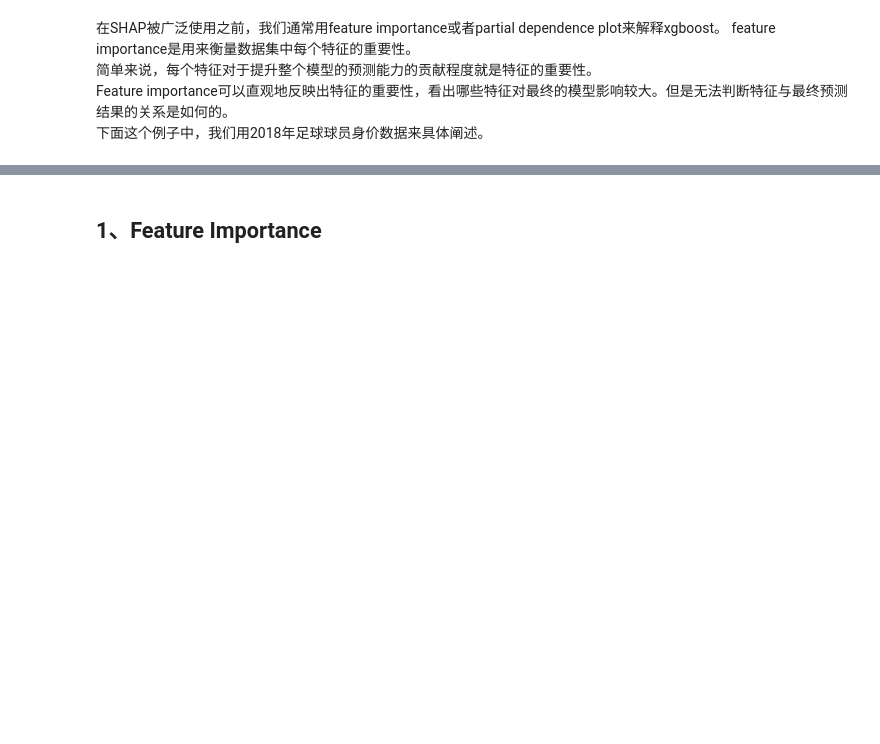
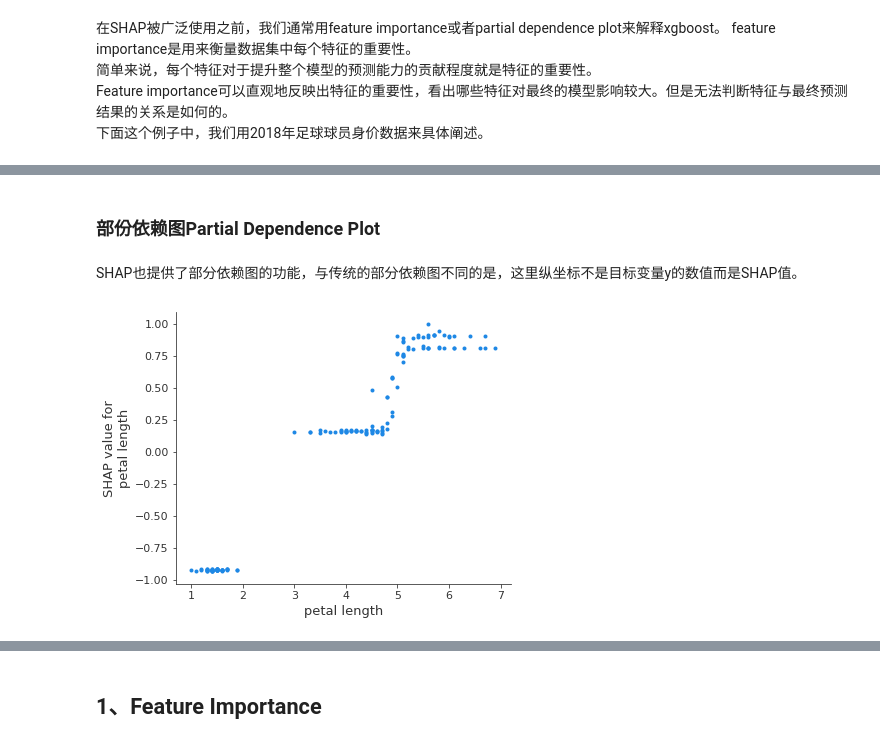
Before and after one commit to ZZh2333/IntelligentBigDataAnalysisAndDecisionMaking, a Jupyter notebook: homework-21-3-23/homework(2).ipynb, the cells around one changed output, grey strips where cells are left out. Drawn from its saved outputs; the diff is of its cells as text; code cells hidden in the pictures; blank space fills up the shorter version.

```diff
--- a/homework-21-3-23/homework(2).ipynb
+++ b/homework-21-3-23/homework(2).ipynb
@@ -7,0 +123,8 @@ Feature importance可以直观地反映出特征的重要性，看出哪些特
+# %% [markdown]
+### 部份依赖图Partial Dependence Plot
+# %% [markdown]
+SHAP也提供了部分依赖图的功能，与传统的部分依赖图不同的是，这里纵坐标不是目标变量y的数值而是SHAP值。
+# %%
+shap.dependence_plot('petal length', shap_values, iris[cols], interaction_index=None, show=False)
+# %% [output]
+[figure, added]
```
Also changed, not shown: parts of 49 cells of this notebook, 1 other file.
